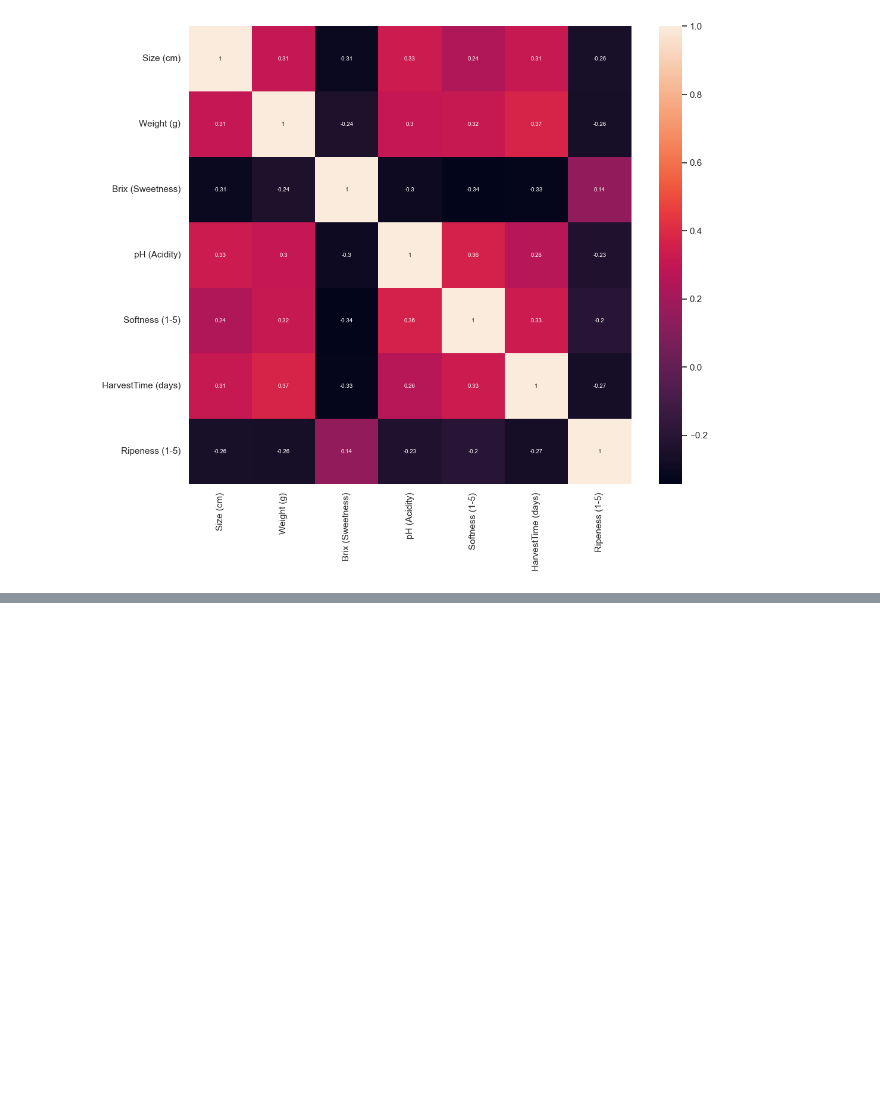
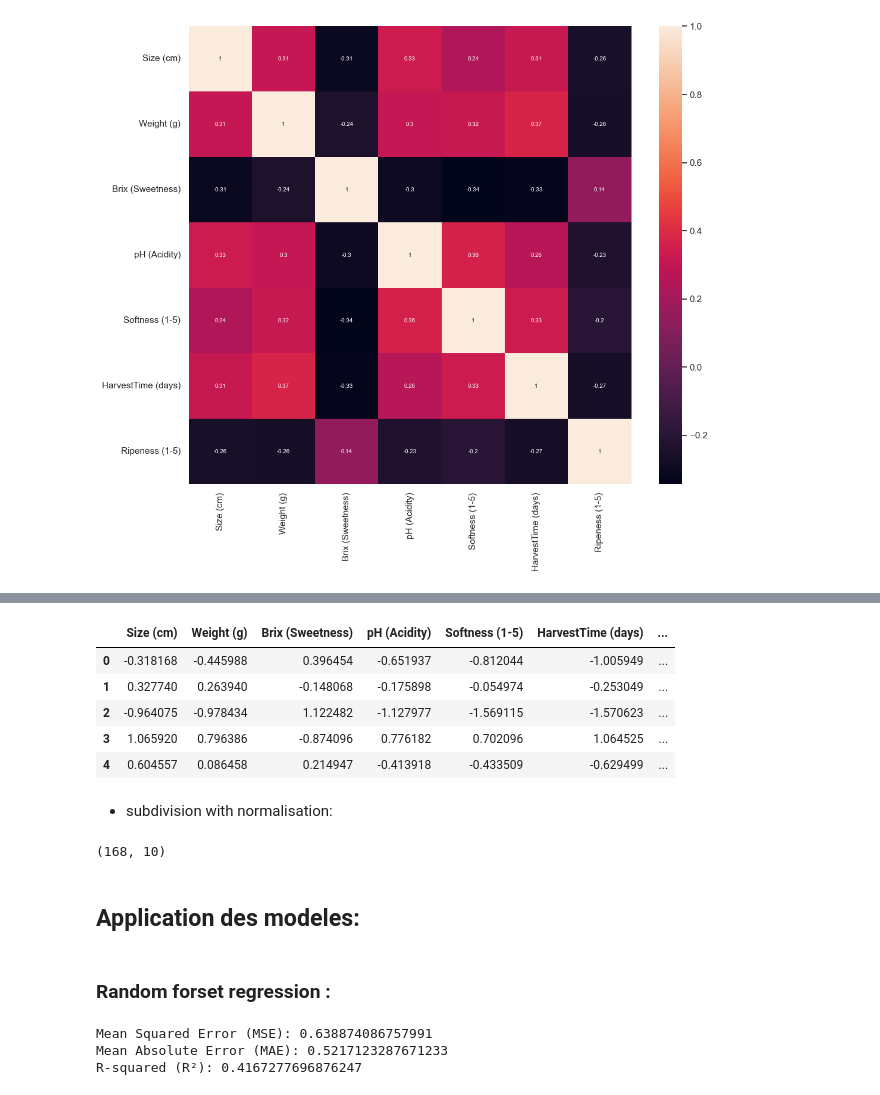
Before and after one commit to Djazil01/Orange-Quality-Classification, a Jupyter notebook: orange.ipynb, the cells around one changed output, grey strips where cells are left out. Drawn from its saved outputs; the diff is of its cells as text; code cells hidden in the pictures; blank space fills up the shorter version.

Commit message:
try first model

```diff
--- a/orange.ipynb
+++ b/orange.ipynb
@@ -231,0 +264,5 @@ sns.heatmap(columns_orange.corr(numeric_only=True),annot=True,annot_kws={'fontsi
+# %%
+features_orange=data_orange.copy()
+etiq=features_orange['Quality (1-5)']
+features_orange.drop(['Quality (1-5)'],axis=1,inplace=True)
+features_orange.head()
@@ -231,0 +278,5 @@ sns.heatmap(columns_orange.corr(numeric_only=True),annot=True,annot_kws={'fontsi
+# %%
+features_orange['Color'] = LabelEncoder().fit_transform(features_orange['Color'])
+features_orange['Variety'] = LabelEncoder().fit_transform(features_orange['Variety'])
+features_orange['Blemishes (Y/N)'] =LabelEncoder().fit_transform(features_orange['Blemishes (Y/N)'])
+features_orange
@@ -231,0 +338,42 @@ sns.heatmap(columns_orange.corr(numeric_only=True),annot=True,annot_kws={'fontsi
+# %%
+features_orange_scaled=StandardScaler().fit_transform(features_orange)
+features_orange_scaled=pd.DataFrame(features_orange_scaled,columns=list(features_orange.columns))
+features_orange_scaled.head()
+# %% [output]
+|  | Size (cm) | Weight (g) | Brix (Sweetness) | pH (Acidity) | Softness (1-5) | HarvestTime (days) | ... |
+| 0 | -0.318168 | -0.445988 | 0.396454 | -0.651937 | -0.812044 | -1.005949 | ... |
+| 1 | 0.327740 | 0.263940 | -0.148068 | -0.175898 | -0.054974 | -0.253049 | ... |
+| 2 | -0.964075 | -0.978434 | 1.122482 | -1.127977 | -1.569115 | -1.570623 | ... |
+| 3 | 1.065920 | 0.796386 | -0.874096 | 0.776182 | 0.702096 | 1.064525 | ... |
+| 4 | 0.604557 | 0.086458 | 0.214947 | -0.413918 | -0.433509 | -0.629499 | ... |
+# %% [markdown]
+* subdivision with normalisation:
+# %%
+fv_train_scaled,fv_test_scaled,etiq_train,etiq_test=train_test_split(features_orange_scaled,etiq,test_size=0.3,random_state=23)
+fv_train_scaled.shape
+# %% [output]
+(168, 10)
+# %% [markdown]
+## Application des modeles:
+# %% [markdown]
+### Random forset regression :
+# %%
+# Train the model
+forrest = RandomForestRegressor(n_estimators=300, max_features='sqrt', criterion='squared_error')
+forrest.fit(fv_train, etiq_train)
+
+# Make predictions
+yforrest = forrest.predict(fv_test)
+
+# Evaluate the model
+mse = mean_squared_error(etiq_test, yforrest)
+mae = mean_absolute_error(etiq_test, yforrest)
+r2 = r2_score(etiq_test, yforrest)
+
+print("Mean Squared Error (MSE):", mse)
+print("Mean Absolute Error (MAE):", mae)
+print("R-squared (R²):", r2)
+# %% [output]
+Mean Squared Error (MSE): 0.638874086757991
+Mean Absolute Error (MAE): 0.5217123287671233
+R-squared (R²): 0.4167277696876247
```
Also changed, not shown: parts of 15 cells of this notebook.
